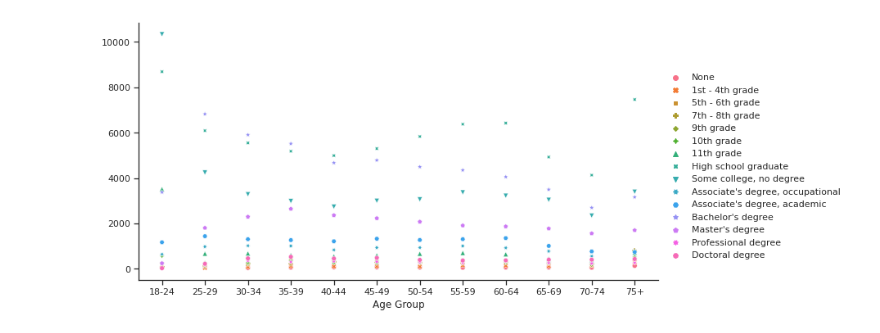
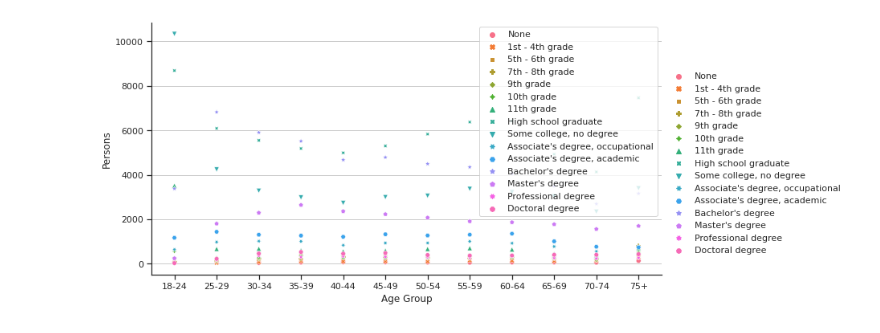
Before and after one commit to slhodak/eduworld, a Jupyter notebook: eduworld/noteboooks/attainment-1.ipynb, the cells around one changed output. Drawn from its saved outputs; the diff is of its cells as text; code cells hidden in the pictures.

```diff
--- a/eduworld/noteboooks/attainment-1.ipynb
+++ b/eduworld/noteboooks/attainment-1.ipynb
@@ -5,10 +5,13 @@ import seaborn as sns
 import matplotlib.pyplot as plt
 import mpld3
 # %%
-df = pd.read_csv('../data/table-1-1-mf.csv')
+df = pd.read_csv('../src/data/table-1-1-mf.csv')
 grouped = df.set_index('Age Group')
 sns.set_theme(style='ticks')
 plot = sns.relplot(data=grouped, height=5, aspect=2)
+plt.grid(axis='y')
+plt.legend()
+plt.ylabel('Persons')
 figure = plot.fig
 # %% [output]
-[figure, old version]
+[figure, new version]
```
Also changed, not shown: parts of 2 cells of this notebook, 13 other files.
